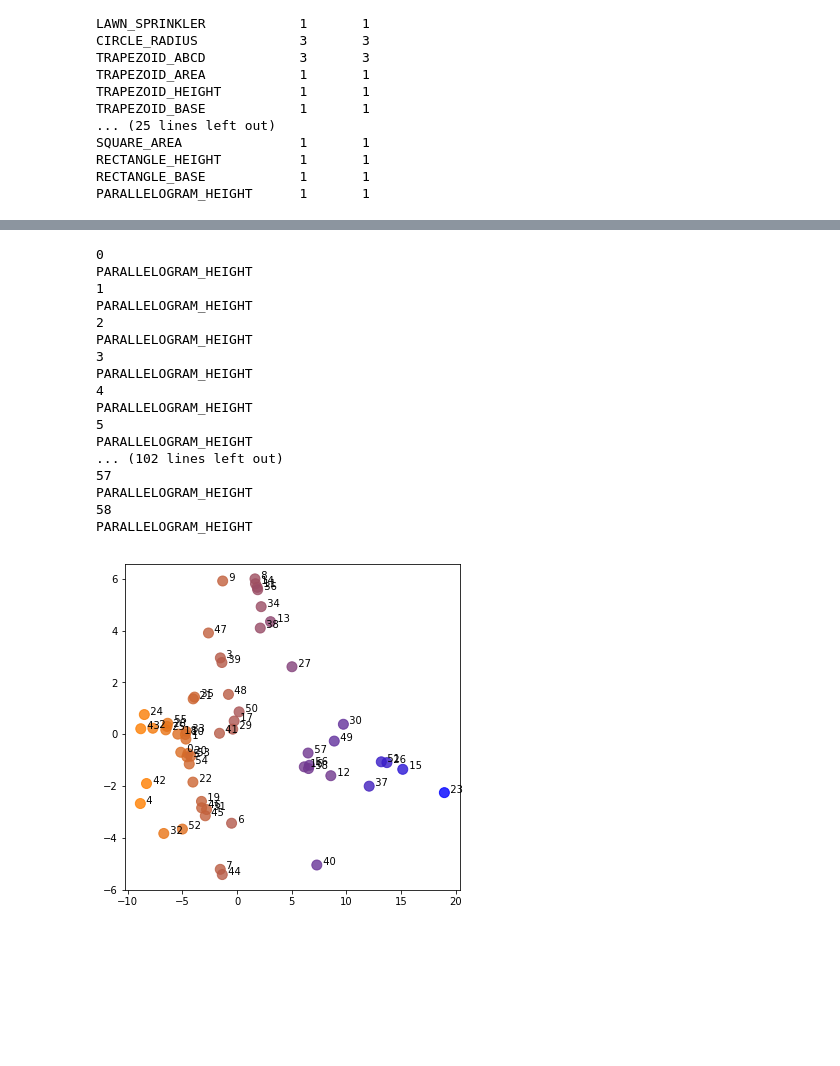
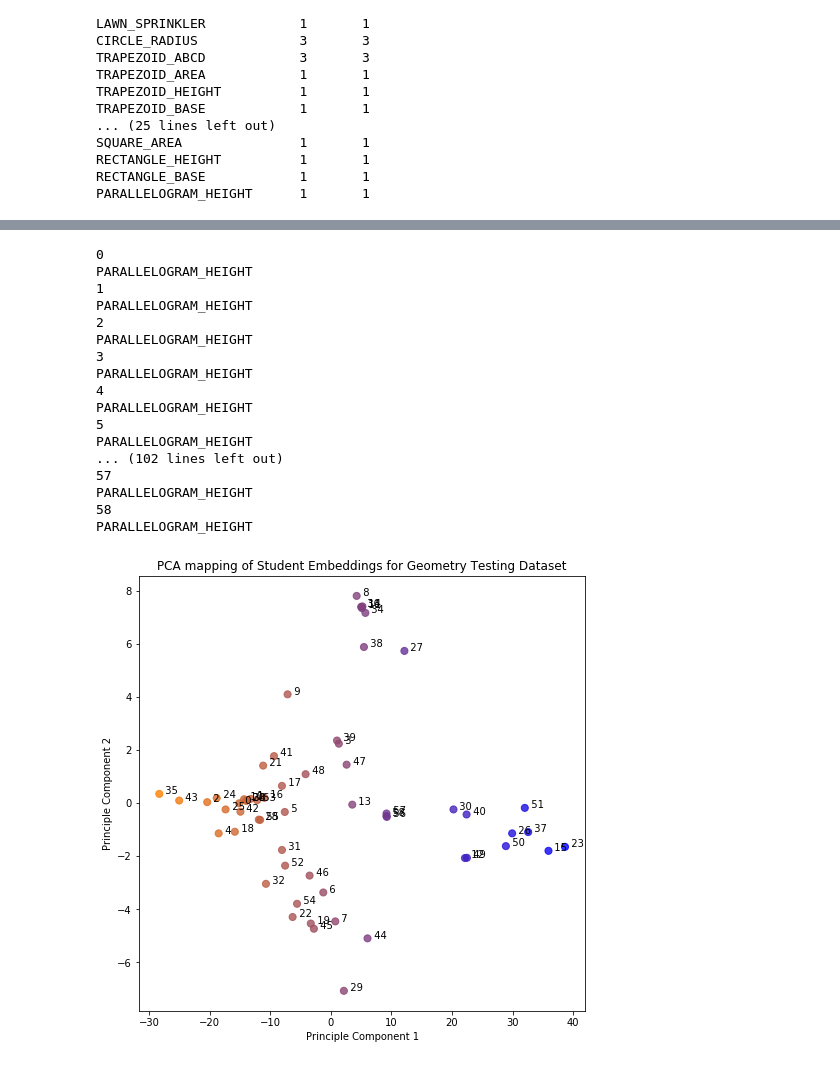
Before and after one commit to rjm49/mltm, a Jupyter notebook: next_gen/KK Geometry Data.ipynb, the cells around one changed output, grey strips where cells are left out. Saved outputs shown, nothing was run; the diff lists cells and outputs as text; code cells hidden in the pictures; blank space fills up the shorter version.

```diff
--- a/next_gen/KK Geometry Data.ipynb
+++ b/next_gen/KK Geometry Data.ipynb
@@ -348,6 +515,7 @@ for s,q, pf in zip(tsz,tqz,tpfz):
 # %%
-from keras.callbacks import EarlyStopping
-es = EarlyStopping(monitor="loss", restore_best_weights=True, patience=10)
-prior = sum( all_pfz==1 )/len(all_pfz)
-initpfz = [0.5 for _ in range(len(all_pfz))]
-m.fit(x=[all_qz,all_sz], y=numpy.array(initpfz).reshape(-1,1), batch_size=100, shuffle=True, epochs=1000, verbose=1, callbacks=[es], validation_split=1000/len(initpfz))
+# import math
+# from keras.callbacks import EarlyStopping
+# es = EarlyStopping(monitor="val_loss", baseline=math.inf, restore_best_weights=True, patience=10)
+# # prior = sum( all_pfz==1 )/len(all_pfz)
+# initpfz = [0.5 for _ in range(len(all_pfz))]
+# m.fit(x=[all_qz,all_sz], y=numpy.array(initpfz).reshape(-1,1), batch_size=100, shuffle=True, epochs=1000, verbose=1, callbacks=[es], validation_split=len(initpfz)//10)
@@ -532,9 +674,11 @@ select_ixs = list(numpy.unique(all_qz.flatten()))
 #         tmp.append(ix)
 # select_ixs = tmp
 
-q_weights = qn_table.get_weights()[0]
+# q_weights = qn_table.get_weights()[0]
+q_weights = m.get_layer("qn_embedding").get_weights()[0]
 min_q = numpy.min(q_weights)
-min_s = numpy.min(s_table.get_weights()[0])
+# min_s = numpy.min(s_table.get_weights()[0])
+min_s = numpy.min(m.get_layer("alphas").get_weights()[0] )
 min_w = min(min_q, min_s)
 
 q_weights = (q_weights - min_w)
@@ -546,7 +690,7 @@ itemz_2 = pca.fit_transform(q_weights)
 
 
 fig = plt.gcf()
-fig.set_size_inches(6, 6)
+fig.set_size_inches(8, 8)
 
 import scipy, math
 norms = []
@@ -563,7 +707,7 @@ rgba_colours = numpy.array([(n,n/2,1-n,0.8) for n in norms])
 
 #n = len(itemz_2)
 # fig.gca().scatter(itemz_2[n:,0], itemz_2[n:,1], alpha=0.7)
-fig.gca().scatter(itemz_2[select_ixs,0], itemz_2[select_ixs,1], color=rgba_colours, s=100)
+fig.gca().scatter(itemz_2[select_ixs,0], itemz_2[select_ixs,1], color=rgba_colours, s=50)
 for qix in select_ixs: # set(tqz.flatten()):
     add_star=False
     if sum(qz==qix)==0:
@@ -584,6 +728,9 @@ for qix in select_ixs: # set(tqz.flatten()):
 #     fig.gca().annotate("{} {}x{}".format(qid,steps,kcs), (itemz_2[q,0], itemz_2[q,1]))
 #     fig.gca().annotate("{} {}\n({} {}) {}".format(("***" if add_star else ""), qid, steps, len(kcs), round(prate,2), round(norm,2)), (itemz_2[qix,0], itemz_2[qix,1]))
 #     fig.gca().annotate("{} {}\n({})".format(("***" if add_star else ""), qid, kcs), (itemz_2[qix,0], itemz_2[qix,1]))
+fig.gca().set_title("PCA mapping of Question Embeddings for Geometry Testing Dataset")
+fig.gca().set_xlabel("Principle Component 1")
+fig.gca().set_ylabel("Principle Component 2")
 fig.show()
 # %% [output]
 0 DOG_ON_A_ROPE
@@ -652,9 +799,11 @@ select_ixs = list(numpy.unique(all_sz.flatten()))
 #         tmp.append(ix)
 # select_ixs = tmp
 
-s_weights = s_table.get_weights()[0]
-min_q = numpy.min(qn_table.get_weights()[0])
-min_s = numpy.min(s_table.get_weights()[0])
+# s_weights = s_table.get_weights()[0]
+s_weights = m.get_layer("alphas").get_weights()[0]
+q_weights = m.get_layer("qn_embedding").get_weights()[0]
+min_q = numpy.min(q_weights)
+min_s = numpy.min(s_weights)
 min_w = min(min_q, min_s)
 
 s_weights = (s_weights - min_w)
@@ -664,7 +813,7 @@ s_weights = (s_weights - min_w)
 itemz_2 = pca.fit_transform(s_weights)
 
 fig = plt.gcf()
-fig.set_size_inches(6, 6)
+fig.set_size_inches(8,8)
 
 import scipy, math
 norms = []
@@ -672,6 +821,8 @@ for i in select_ixs:
     w = s_weights[i,:]
     norm = scipy.linalg.norm(w)
     norms.append(norm)
+#     norm = numpy.mean(w)
+#     norms.append(norm)
 
 norms = numpy.array(norms)-numpy.min(norms)
 norms = norms/numpy.max(norms)
@@ -681,7 +832,7 @@ rgba_colours = numpy.array([(n,n/2,1-n,0.8) for n in norms])
 
 #n = len(itemz_2)
 # fig.gca().scatter(itemz_2[n:,0], itemz_2[n:,1], alpha=0.7)
-fig.gca().scatter(itemz_2[select_ixs,0], itemz_2[select_ixs,1], color=rgba_colours, s=100)
+fig.gca().scatter(itemz_2[select_ixs,0], itemz_2[select_ixs,1], color=rgba_colours, s=50)
 for six in select_ixs: # set(tqz.flatten()):
     print(six)
     add_star=False
@@ -691,38 +842,41 @@ for six in select_ixs: # set(tqz.flatten()):
 #     print(qix, qid)
 #     print(q)
     w = s_weights[six,:]
-    norm = scipy.linalg.norm(w)
+    norm = numpy.median(w) #scipy.linalg.norm(w)
     print(qid)
     x,y = itemz_2[six,0], itemz_2[six,1]
 #     fig.gca().plot([x,xh],[y,yh],color="#aaaaaa")
 #     prate = q_pass[qid]/q_atts[qid]
 #     kcs = p_kc[qid]
 #     kcs = "\n".join([k[4:] for k in kcs])
     steps = len(p_st[qid])
-    fig.gca().annotate("  {}".format(six), (x,y))
+    fig.gca().annotate("  {}".format(six, norm), (x,y))
 #     fig.gca().annotate("{} {}x{}".format(qid,steps,kcs), (itemz_2[q,0], itemz_2[q,1]))
 #     fig.gca().annotate("{} {}\n({} {}) {}".format(("***" if add_star else ""), qid, steps, len(kcs), round(prate,2), round(norm,2)), (itemz_2[qix,0], itemz_2[qix,1]))
 #     fig.gca().annotate("{} {}\n({})".format(("***" if add_star else ""), qid, kcs), (itemz_2[qix,0], itemz_2[qix,1]))
+fig.gca().set_title("PCA mapping of Student Embeddings for Geometry Testing Dataset")
+fig.gca().set_xlabel("Principle Component 1")
+fig.gca().set_ylabel("Principle Component 2")
 fig.show()
 # %% [output]
 0
 PARALLELOGRAM_HEIGHT
 1
 PARALLELOGRAM_HEIGHT
 2
 PARALLELOGRAM_HEIGHT
 3
 PARALLELOGRAM_HEIGHT
 4
 PARALLELOGRAM_HEIGHT
 5
 PARALLELOGRAM_HEIGHT
 ... (102 lines left out)
 57
 PARALLELOGRAM_HEIGHT
 58
 PARALLELOGRAM_HEIGHT
-[figure, old version]
+[figure, new version]
 # %%
 from keras.regularizers import l1
 from keras.layers import Dropout, multiply, subtract, GaussianNoise, GaussianDropout, Input, Lambda, Dense
```
Also changed, not shown: parts of 18 cells of this notebook, 52 other files.
